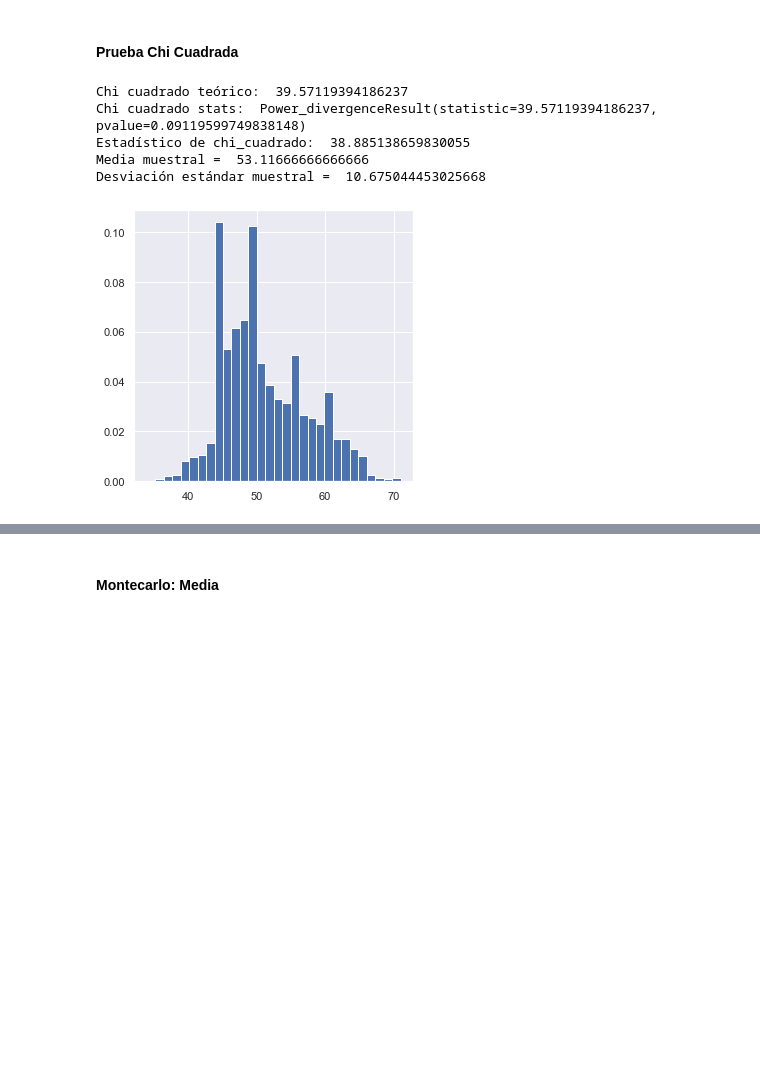
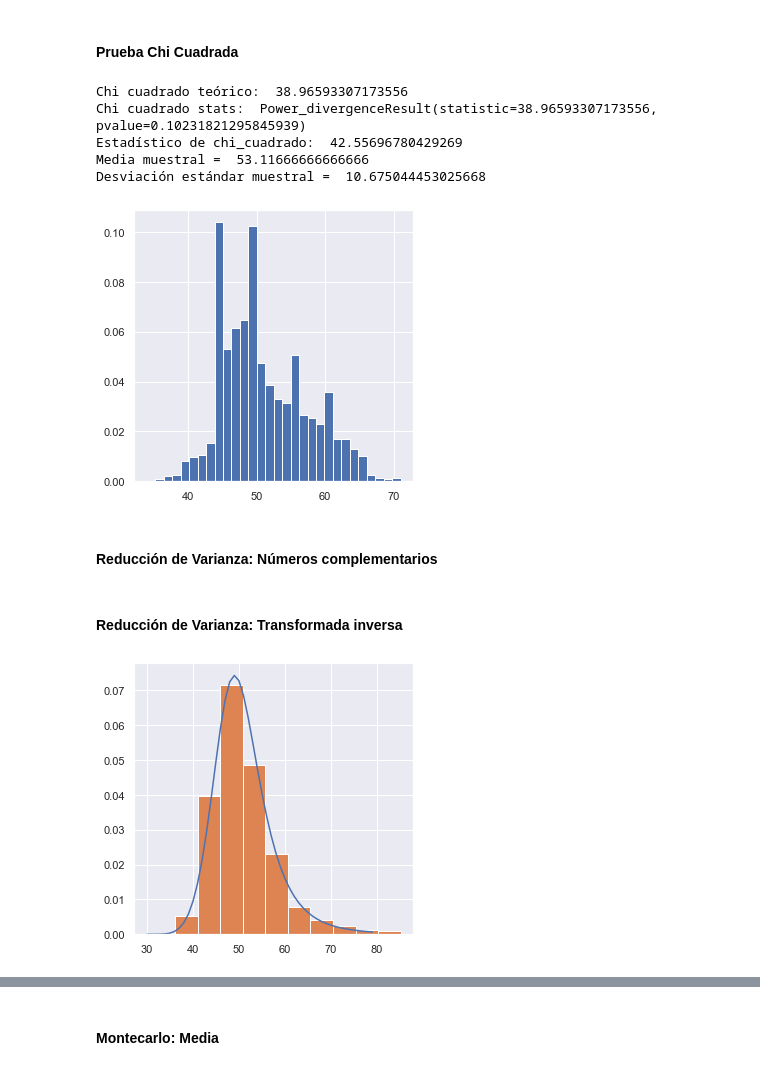
Before and after one commit to Tania-Bell/Proyecto_Modulo1, a Jupyter notebook: Proyecto_BellT_FloresA radiación solar.ipynb, the cells around one changed output, grey strips where cells are left out. Drawn from its saved outputs; the diff is of its cells as text; code cells hidden in the pictures; blank space fills up the shorter version.

```diff
--- a/Proyecto_BellT_FloresA radiación solar.ipynb
+++ b/Proyecto_BellT_FloresA radiación solar.ipynb
@@ -413,11 +377,13 @@ KstestResult(statistic=0.07572264732191525, pvalue=1.914851128060736e-163)
 J1 = 30
 y, x, _ = plt.hist(temp, bins = J1, density = True)
 x = x[1:]
-chi_cuadrada('fatiguelife',temp,x,y,J1,0.95) # aplicamos la prueba de chi cuadrada
+chi_cuadrada(distribucion,temp,x,y,0.95,params) # aplicamos la prueba de chi cuadrada
 # %% [output]
-Chi cuadrado teórico:  39.57119394186237
-Chi cuadrado stats:  Power_divergenceResult(statistic=39.57119394186237, pvalue=0.09119599749838148)
-Estadístico de chi_cuadrado:  38.885138659830055
+Chi cuadrado teórico:  38.96593307173556
+Chi cuadrado stats:  Power_divergenceResult(statistic=38.96593307173556, pvalue=0.10231821295845939)
+Estadístico de chi_cuadrado:  42.55696780429269
 Media muestral =  53.11666666666666
 Desviación estándar muestral =  10.675044453025668
 [figure]
+# %% [markdown]
+#### Reducción de Varianza: Números complementarios
@@ -423,0 +396,9 @@ Desviación estándar muestral =  10.675044453025668
+# %% [markdown]
+#### Reducción de Varianza: Transformada inversa
+# %%
+#encontramos parametros que se ajustan a nuestros datos
+var_aleatorias_ti = distribucion.rvs(*params,1000)
+plt.plot(np.arange(30,80),distribucion(*params).pdf(np.arange(30,80)))
+plt.hist(var_aleatorias_ti,density=True);
+# %% [output]
+[figure, added]
```
Also changed, not shown: parts of 57 cells of this notebook.
